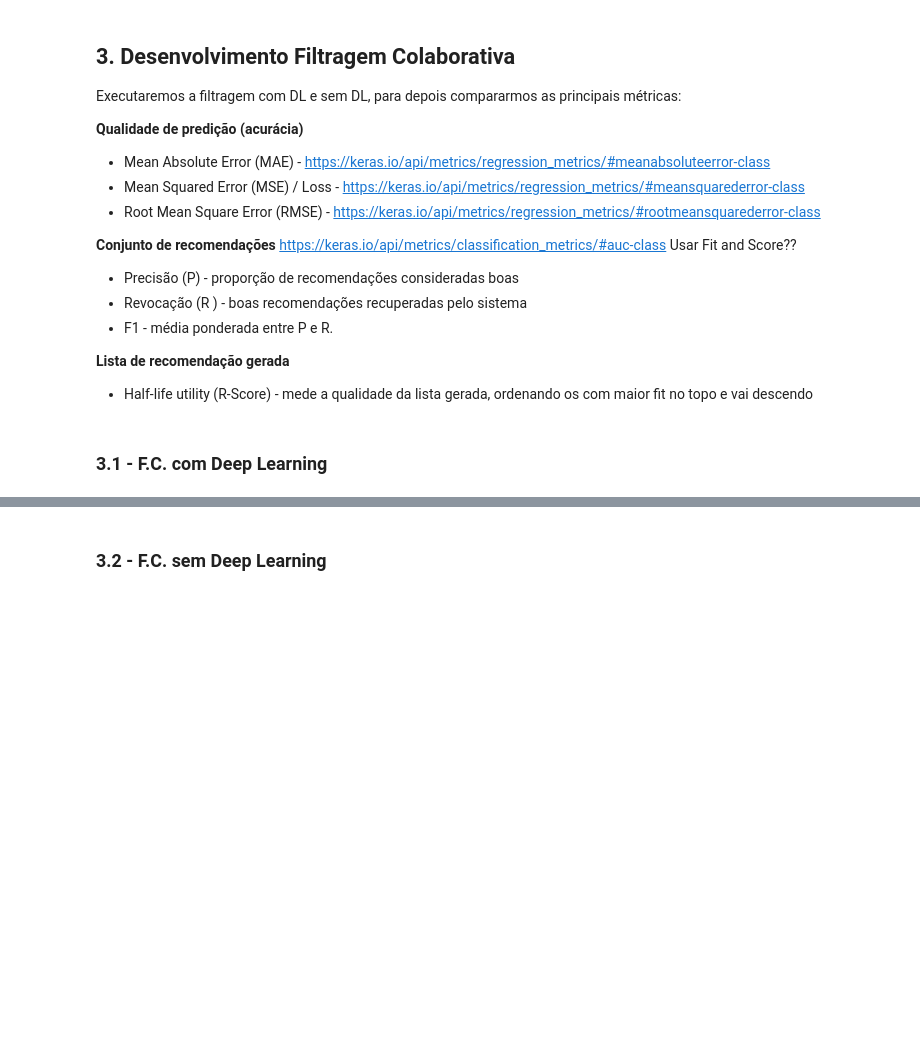
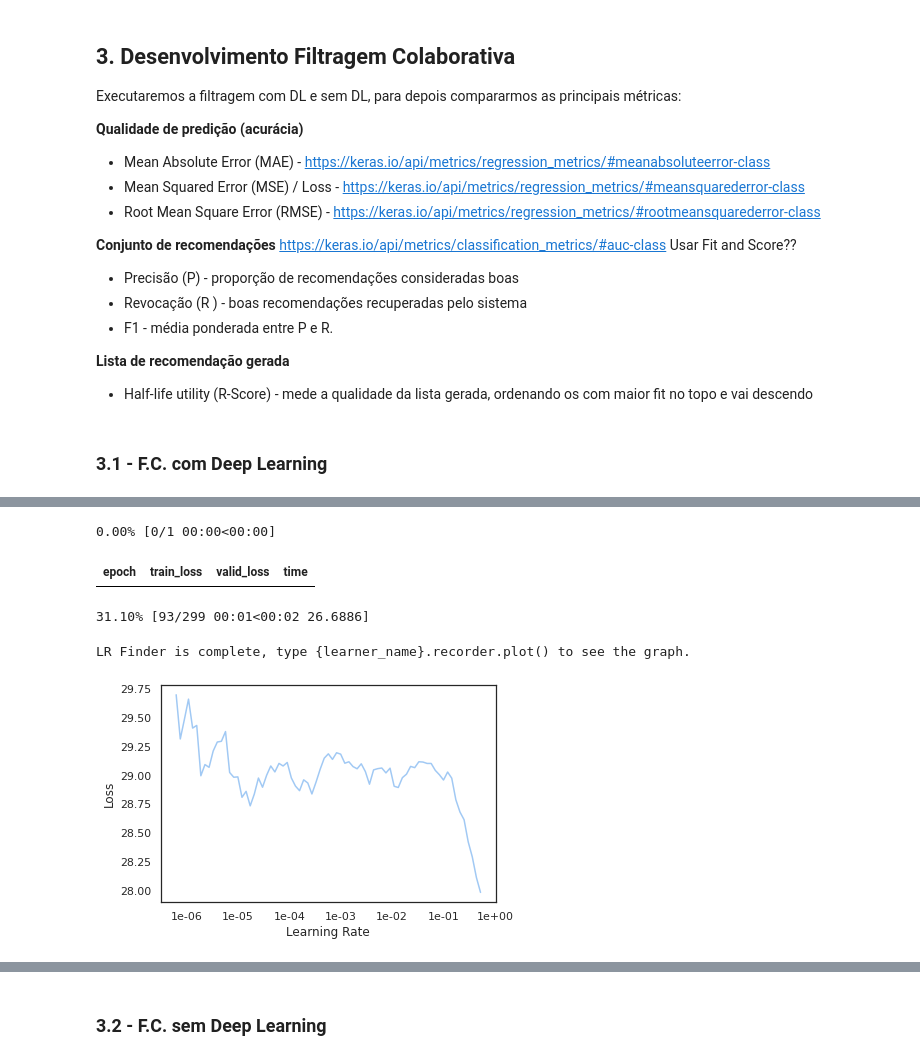
Before and after one commit to vivitc/deep-learning-books, a Jupyter notebook: Trabalho_DL_Books.ipynb, the cells around one changed output, grey strips where cells are left out. Saved outputs shown, nothing was run; the diff lists cells and outputs as text; code cells hidden in the pictures; blank space fills up the shorter version.

```diff
--- a/Trabalho_DL_Books.ipynb
+++ b/Trabalho_DL_Books.ipynb
@@ -671,0 +703,3 @@ Usar Fit and Score??
+# %%
+user_book_rating_with_tittle = merged_user_book_rating_df.merge(df_book[['ISBN', 'Book-Title']])
+user_book_rating_with_tittle.head()
@@ -671,0 +715,8 @@ Usar Fit and Score??
+# %%
+user_book_with_rating_df = user_book_rating_with_tittle[['User-ID','ISBN','Book-Rating','Book-Title']]
+# %%
+from fastai.collab import *
+from fastai.tabular import *
+
+data = CollabDataBunch.from_df(user_book_with_rating_df, seed=42, valid_pct=0.1, item_name='Book-Title')
+data.show_batch()
@@ -671,0 +730,11 @@ Usar Fit and Score??
+# %%
+y_range = [0,5.5]
+learn = collab_learner(data, n_factors=40, y_range=y_range, wd=1e-1)
+learn.lr_find()
+learn.recorder.plot(skip_end=15)
+# %% [output]
+0.00% [0/1 00:00<00:00]
+| epoch | train_loss | valid_loss | time |
+31.10% [93/299 00:01<00:02 26.6886]
+LR Finder is complete, type {learner_name}.recorder.plot() to see the graph.
+[figure, added]
```
Also changed, not shown: parts of 48 cells of this notebook.
